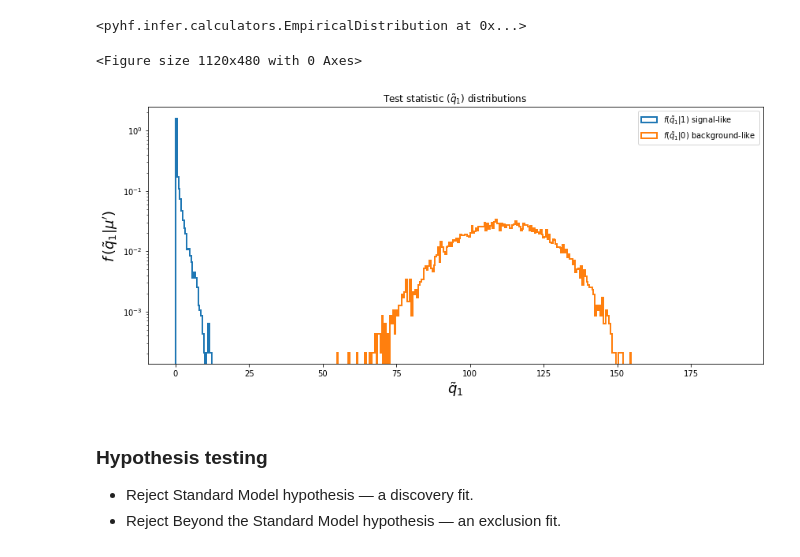
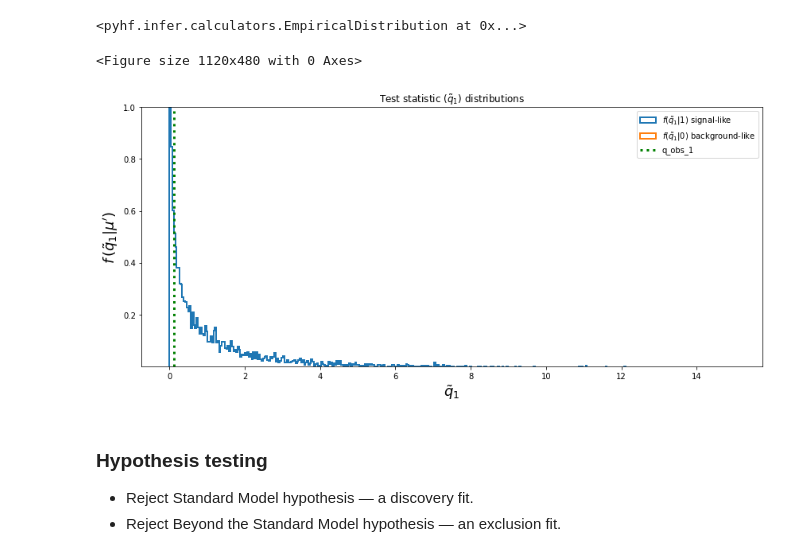
Before and after one commit to emabaci/LCP-mod.-B, a Jupyter notebook: final_project/Statistichal part.ipynb, the cells around one changed output. Drawn from its saved outputs; the diff is of its cells as text; code cells hidden in the pictures.

```diff
--- a/final_project/Statistichal part.ipynb
+++ b/final_project/Statistichal part.ipynb
@@ -469,37 +469,38 @@ fig, ax = plt.subplots(nrows=1, ncols=1)
 #for ax in axes:
 #ax.set_xticks(np.arange(0, 500))
 #ax1 = ax.flatten()
 
-bins = np.linspace(0, 190, 400)
+bins = np.linspace(0, 15, 400)
 
 ax.hist(
     qtilde_sig.samples,
     bins=bins,
     histtype="step",
     density=True,
     label=r"$f(\tilde{q}_1|1)$ signal-like",
     linewidth=2,
 )
 ax.hist(
     qtilde_bkg.samples,
     bins=bins,
     histtype="step",
     density=True,
     label=r"$f(\tilde{q}_1|0)$ background-like",
     linewidth=2,
 )
+ax.axvline(q_obs_1, color='green', linestyle='dotted', linewidth=3, label = "q_obs_1")
 ax.set_xlabel(r"$\tilde{q}_1$", fontsize=18)
 ax.set_ylabel(r"$f\,(\tilde{q}_1|\mu')$", fontsize=18)
 ax.set_title(r"Test statistic $(\tilde{q}_1)$ distributions")
 ax.legend()
-plt.yscale('log')
+#plt.yscale('log')
 
-#plt.setp(ax, xlim=(0, 165), ylim=(1e-3, 1), yscale="log")
+plt.setp(ax, ylim=(1e-3, 1), )#yscale="log")
 fig.set_size_inches(14, 6)
 #fig.tight_layout(pad=2.0)
 # %% [output]
 <Figure size 1120x480 with 0 Axes>
-[figure, old version]
+[figure, new version]
 # %% [markdown]
 ### Hypothesis testing
 
```
Also changed, not shown: parts of 2 cells of this notebook.
